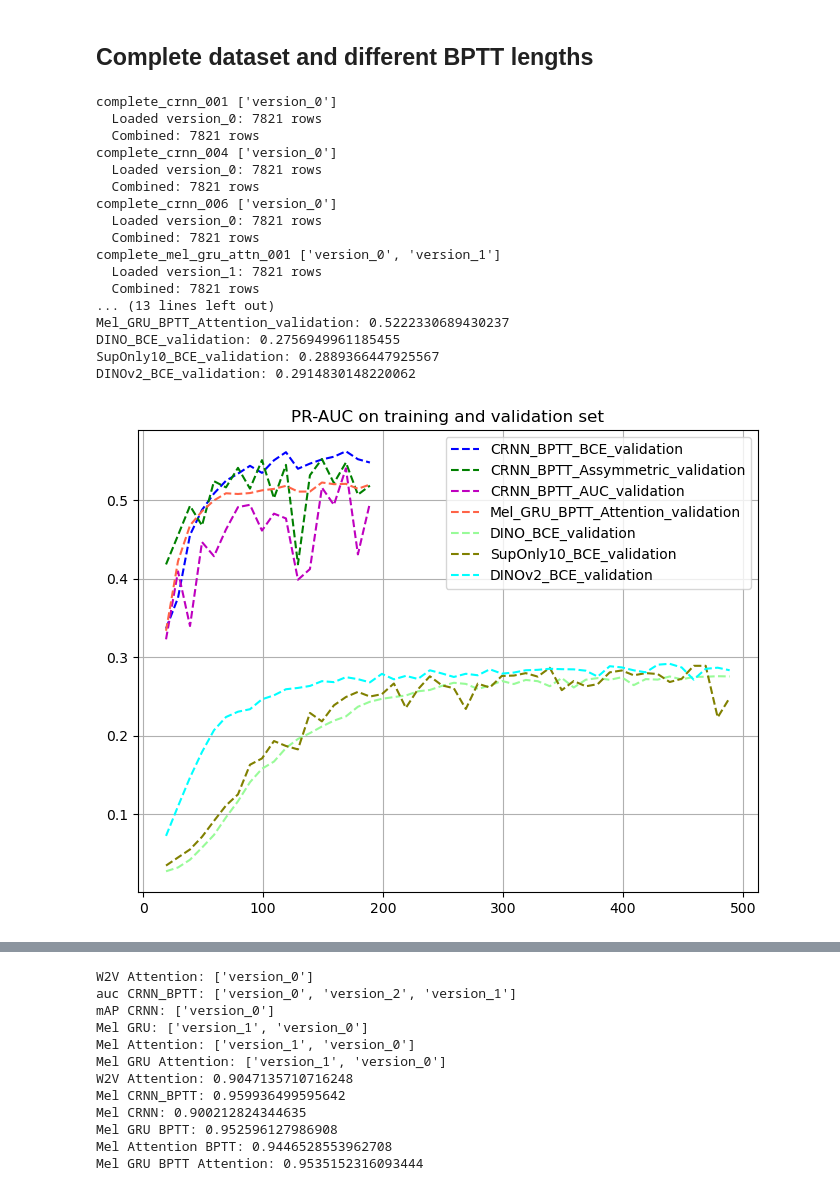
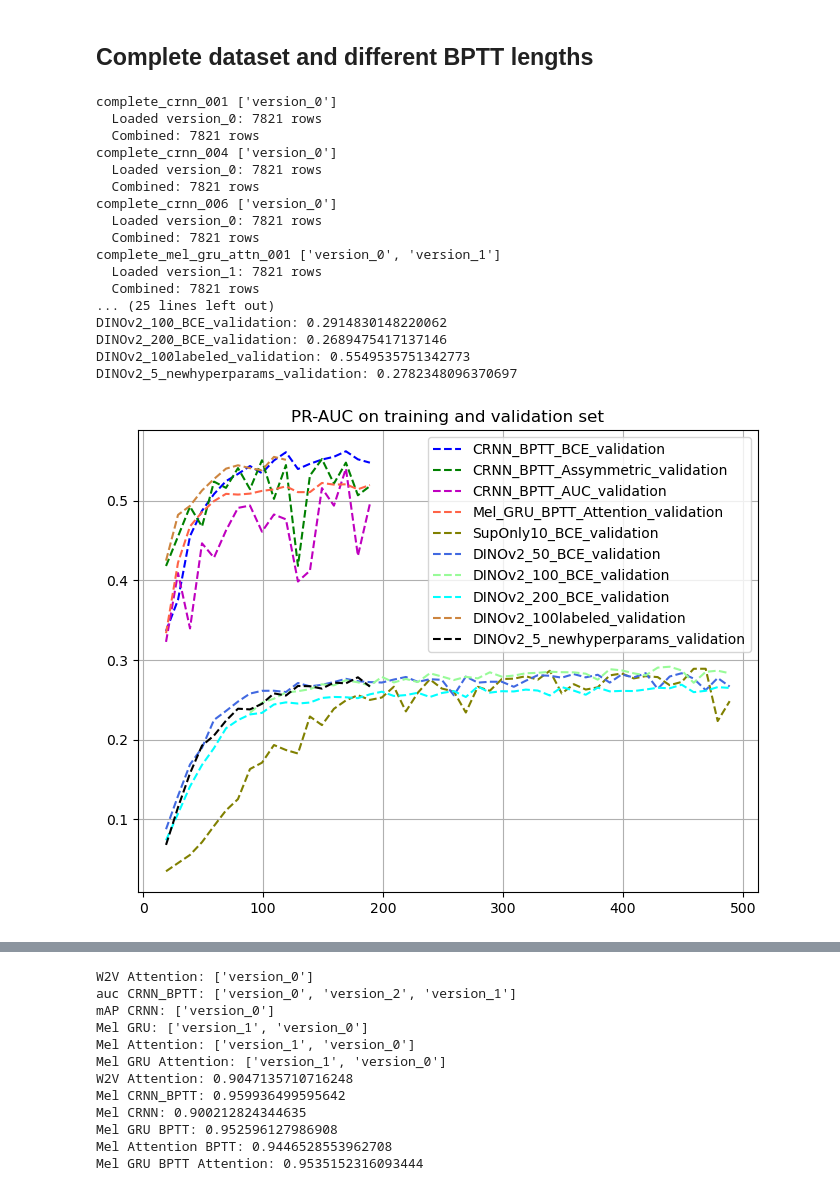
Before and after one commit to JoseFRuiz/audio-classification, a Jupyter notebook: performance.ipynb, the cells around one changed output, grey strips where cells are left out. Drawn from its saved outputs; the diff is of its cells as text; code cells hidden in the pictures.

```diff
--- a/performance.ipynb
+++ b/performance.ipynb
@@ -834,9 +834,12 @@ exp_list = [{"exp": "complete_crnn_001", "metrics_folder": "metrics", "version":
             {"exp": "complete_crnn_004", "metrics_folder": "metrics", "version": "version_0", "color": "g", "label": "CRNN_BPTT_Assymmetric"},
             {"exp": "complete_crnn_006", "metrics_folder": "metrics", "version": "version_0", "color": "m", "label": "CRNN_BPTT_AUC"},
             {"exp": "complete_mel_gru_attn_001", "metrics_folder": "metrics", "version": "version_1", "color": "tomato", "label": "Mel_GRU_BPTT_Attention"},
-            {'exp': "complete_dino_002", "metrics_folder": "supervised_metrics", "version": "version_0", "color": "palegreen", "label": "DINO_BCE"},
             {'exp': "supervised_only_002", "metrics_folder": "supervised_metrics", "version": "version_0", "color": "olive", "label": "SupOnly10_BCE"},
-            {'exp': "complete_dinov2_001", "metrics_folder": "supervised_metrics", "version": ["version_0", "version_2"], "color": "cyan", "label": "DINOv2_BCE"}]
+            {'exp': "complete_dinov2_004", "metrics_folder": "supervised_metrics", "version": "version_0", "color": "royalblue", "label": "DINOv2_50_BCE"},
+            {'exp': "complete_dinov2_001", "metrics_folder": "supervised_metrics", "version": "version_2", "color": "palegreen", "label": "DINOv2_100_BCE"},
+            {'exp': "complete_dinov2_002", "metrics_folder": "supervised_metrics", "version": ["version_0", "version_2"], "color": "cyan", "label": "DINOv2_200_BCE"},
+            {'exp': "complete_dinov2_007", "metrics_folder": "supervised_metrics", "version": "version_0", "color": "peru", "label": "DINOv2_100labeled"},
+            {'exp': "complete_dinov2_006", "metrics_folder": "supervised_metrics", "version": "version_0", "color": "black", "label": "DINOv2_5_newhyperparams"}]
 
 dic_df = {}
 for exp in exp_list:
@@ -912,36 +915,36 @@ last_epoch = -1
 for exp in exp_list:
     df_exp = dic_df[exp["exp"]]
     x, y = df_exp["epoch"], df_exp["val_map"]
     x = x[y.notna()]
     y = y[y.notna()]
     plt.plot(x.values[ini_epoch:last_epoch], y.values[ini_epoch:last_epoch], color=exp["color"], linestyle="--", label=f"{exp['label']}_validation")
     # x, y = df_exp["epoch"], df_exp["train_map_eval"]
     # x = x[y.notna()]
     # y = y[y.notna()]
     # plt.plot(x.values[ini_epoch:last_epoch], y.values[ini_epoch:last_epoch], color=exp["color"], linestyle="-", label=f"{exp['label']}_training")
 
 plt.legend()
 plt.title("PR-AUC on training and validation set")
 plt.grid()
 
 for exp in exp_list:
     print(f"{exp['label']}_validation: {dic_df[exp['exp']]['val_map'].max()}")
 # %% [output]
 complete_crnn_001 ['version_0']
   Loaded version_0: 7821 rows
   Combined: 7821 rows
 complete_crnn_004 ['version_0']
   Loaded version_0: 7821 rows
   Combined: 7821 rows
 complete_crnn_006 ['version_0']
   Loaded version_0: 7821 rows
   Combined: 7821 rows
 complete_mel_gru_attn_001 ['version_0', 'version_1']
   Loaded version_1: 7821 rows
   Combined: 7821 rows
-... (13 lines left out)
-Mel_GRU_BPTT_Attention_validation: 0.5222330689430237
-DINO_BCE_validation: 0.2756949961185455
-SupOnly10_BCE_validation: 0.2889366447925567
-DINOv2_BCE_validation: 0.2914830148220062
+... (25 lines left out)
+DINOv2_100_BCE_validation: 0.2914830148220062
+DINOv2_200_BCE_validation: 0.2689475417137146
+DINOv2_100labeled_validation: 0.5549535751342773
+DINOv2_5_newhyperparams_validation: 0.2782348096370697
-[figure, old version]
+[figure, new version]
```
Also changed, not shown: parts of 2 cells of this notebook, 52 other files.
